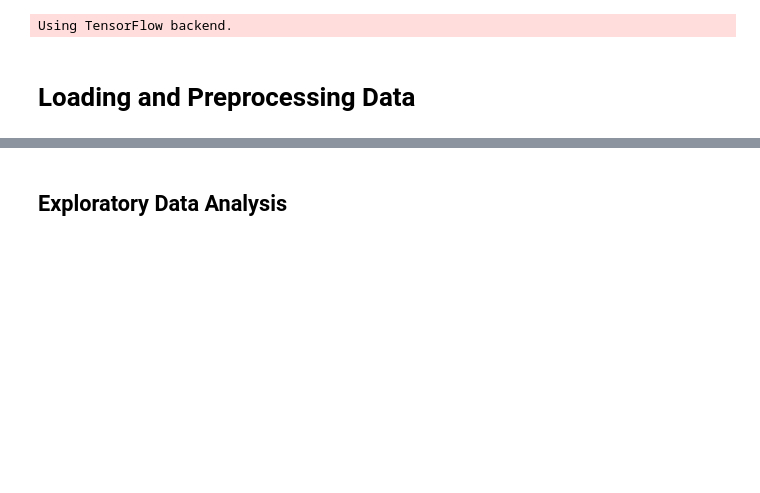
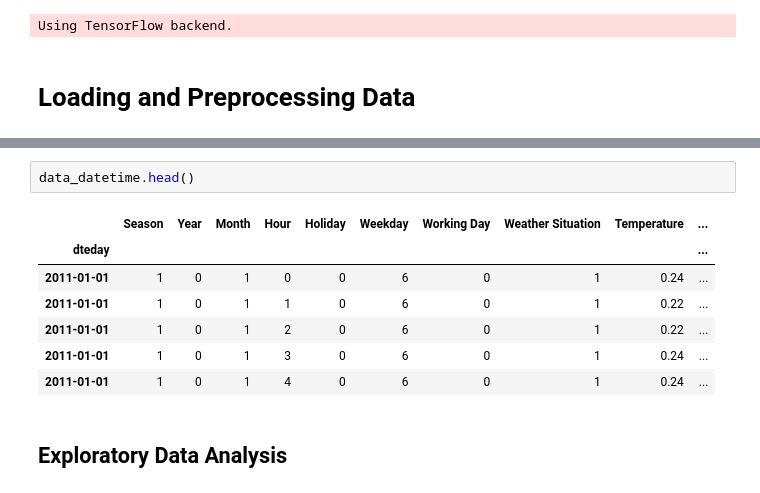
Before and after one commit to franklooi/IL181-PDS-Final, a Jupyter notebook: Article 1/Bikesharing Demand.ipynb, the cells around one changed output, grey strips where cells are left out. Drawn from its saved outputs; the diff is of its cells as text; blank space fills up the shorter version.

```diff
--- a/Article 1/Bikesharing Demand.ipynb
+++ b/Article 1/Bikesharing Demand.ipynb
@@ -38,6 +44,16 @@ data.head()
 | 2 | 1 | 1 | 0 | 1 | 2 | 0 | 6 | 0 | 1 | ... |
 | 3 | 1 | 1 | 0 | 1 | 3 | 0 | 6 | 0 | 1 | ... |
 | 4 | 1 | 1 | 0 | 1 | 4 | 0 | 6 | 0 | 1 | ... |
+# %%
+data_datetime.head()
+# %% [output]
+|  | Season | Year | Month | Hour | Holiday | Weekday | Working Day | Weather Situation | Temperature | ... |
+| dteday |  |  |  |  |  |  |  |  |  | ... |
+| 2011-01-01 | 1 | 0 | 1 | 0 | 0 | 6 | 0 | 1 | 0.24 | ... |
+| 2011-01-01 | 1 | 0 | 1 | 1 | 0 | 6 | 0 | 1 | 0.22 | ... |
+| 2011-01-01 | 1 | 0 | 1 | 2 | 0 | 6 | 0 | 1 | 0.22 | ... |
+| 2011-01-01 | 1 | 0 | 1 | 3 | 0 | 6 | 0 | 1 | 0.24 | ... |
+| 2011-01-01 | 1 | 0 | 1 | 4 | 0 | 6 | 0 | 1 | 0.24 | ... |
 # %% [markdown]
 ## Exploratory Data Analysis
 # %%
```
Also changed, not shown: parts of 14 cells of this notebook.
